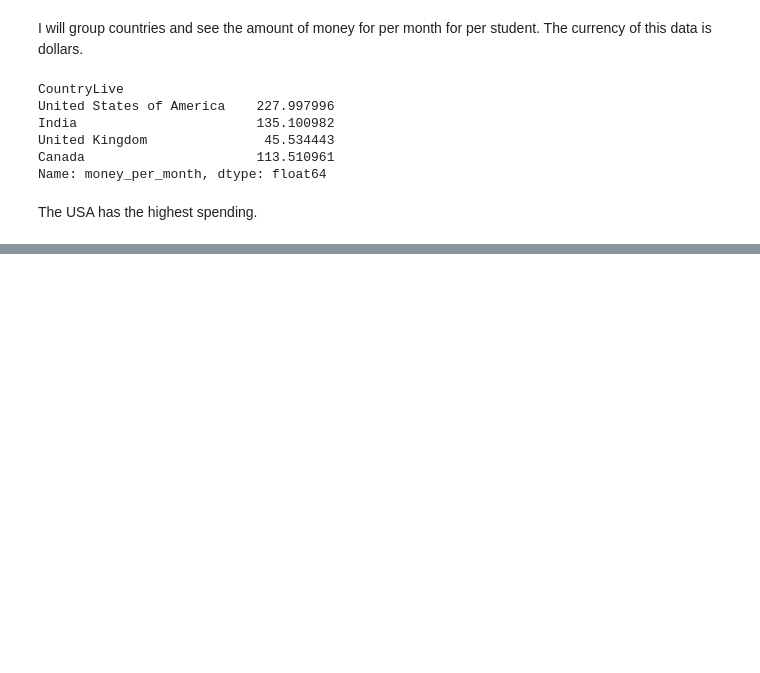
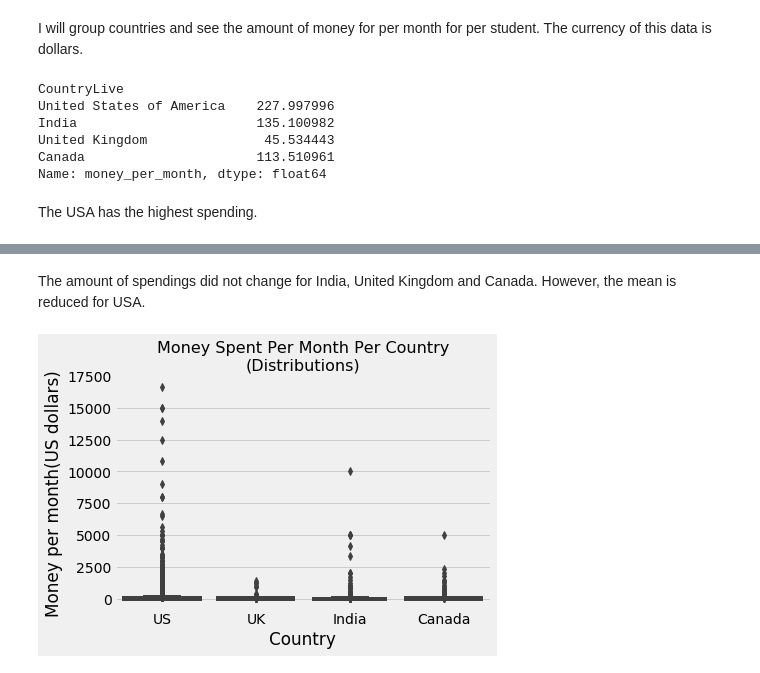
Before and after one commit to shylkymc/Finding-the-Best-Markets-to-Advertise, a Jupyter notebook: Finding the Best Markets to Advertise.ipynb, the cells around one changed output, grey strips where cells are left out. Saved outputs shown, nothing was run; the diff lists cells and outputs as text; code cells hidden in the pictures; blank space fills up the shorter version.

```diff
--- a/Finding the Best Markets to Advertise.ipynb
+++ b/Finding the Best Markets to Advertise.ipynb
@@ -208,0 +228,2 @@ The USA has the highest spending.
+# %%
+fcc_good= fcc_good[fcc_good["money_per_month"]<20000]
@@ -208,0 +242,14 @@ The USA has the highest spending.
+# %% [markdown]
+The amount of spendings did not change for India, United Kingdom and Canada. However, the mean is reduced for USA.
+# %%
+only_4= fcc_good[fcc_good["CountryLive"].str.contains("United States of America|India|United Kingdom|Canada")]
+
+sns.boxplot(y="money_per_month", x="CountryLive", data= only_4)
+
+plt.title("Money Spent Per Month Per Country\n(Distributions)", fontsize=16)
+plt.ylabel("Money per month(US dollars)")
+plt.xlabel("Country")
+plt.xticks(range(4), ["US", "UK","India", "Canada"])
+plt.show()
+# %% [output]
+[figure, added]
```
Also changed, not shown: parts of 27 cells of this notebook.
